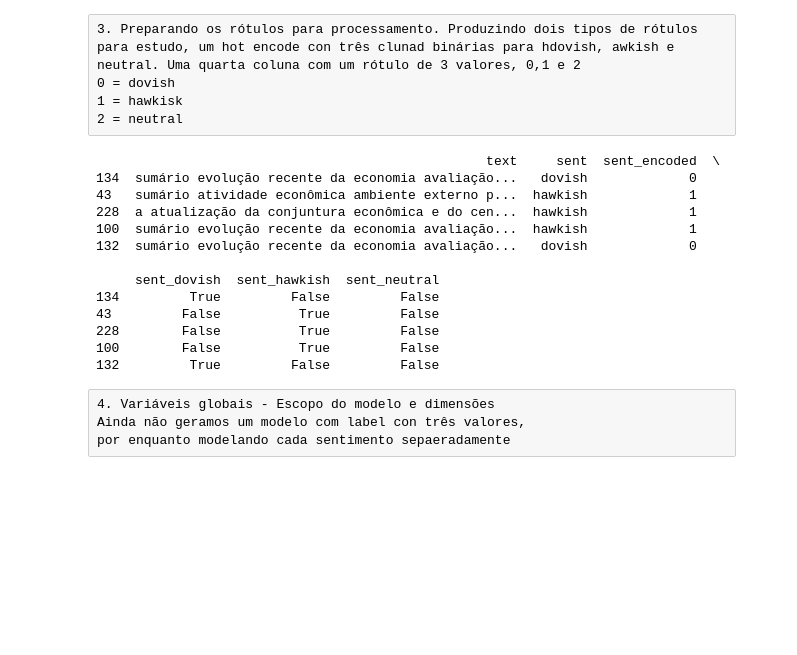
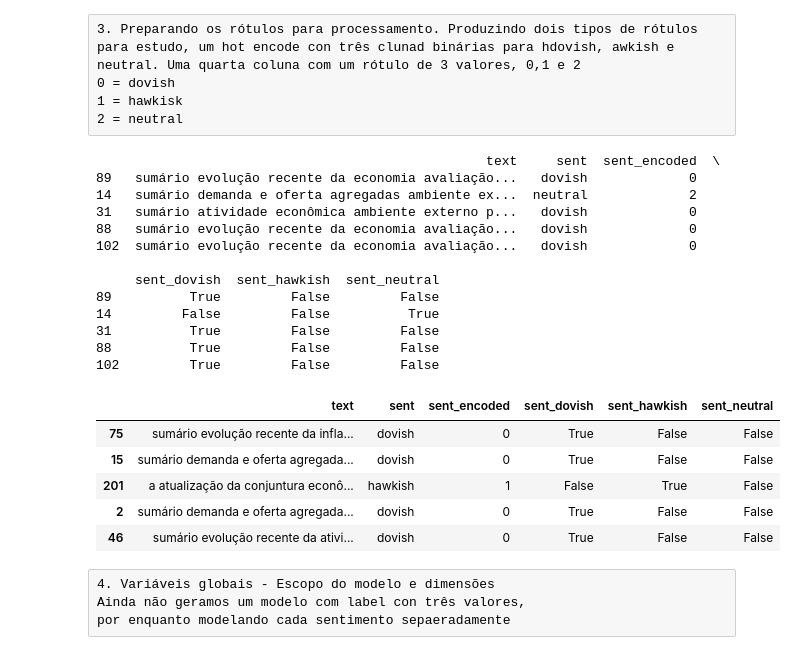
Before and after one commit to guilhermersduarte/Projeto-Aplicado2-Grupo19, a Jupyter notebook: Notebooks/tf_ata_6m_gru_0601.ipynb, the cells around one changed output. Cells and saved outputs as stored; diff of their text form; code cells hidden in the pictures; blank space fills up the shorter version.

```diff
--- a/Notebooks/tf_ata_6m_gru_0601.ipynb
+++ b/Notebooks/tf_ata_6m_gru_0601.ipynb
@@ -72,36 +77,43 @@ Records:  206
 # %%
 from sklearn.preprocessing import LabelEncoder
 #tratamento dos dados para modelo
 training_data = base_data.copy()
 #Encoding do label alfanumérico
 label_encoder = LabelEncoder()
 training_data.loc[:, 'sent_encoded'] = label_encoder.fit_transform(training_data['Sentimento'])
 
 
 # Criando 3 colnuas com hot encoding
 one_hot = pd.get_dummies(training_data['Sentimento'], prefix='sent')
 training_data = pd.concat([training_data, one_hot], axis=1)
 
 # Renomeando colunas
 training_data = training_data.rename(columns={'Texto': 'text'})
 training_data = training_data.rename(columns={'Sentimento': 'sent'})
 
-# Display the result
-print(training_data.sample(5))
+
+print(view_data.sample(5))
+view_data.sample(5)
 # %% [output]
                                                   text     sent  sent_encoded  \
-134  sumário evolução recente da economia avaliação...   dovish             0
-43   sumário atividade econômica ambiente externo p...  hawkish             1
-228  a atualização da conjuntura econômica e do cen...  hawkish             1
-100  sumário evolução recente da economia avaliação...  hawkish             1
-132  sumário evolução recente da economia avaliação...   dovish             0
+89   sumário evolução recente da economia avaliação...   dovish             0
+14   sumário demanda e oferta agregadas ambiente ex...  neutral             2
+31   sumário atividade econômica ambiente externo p...   dovish             0
+88   sumário evolução recente da economia avaliação...   dovish             0
+102  sumário evolução recente da economia avaliação...   dovish             0
 
      sent_dovish  sent_hawkish  sent_neutral
-134         True         False         False
-43         False          True         False
-228        False          True         False
-100        False          True         False
-132         True         False         False
+89          True         False         False
+14         False         False          True
+31          True         False         False
+88          True         False         False
+102         True         False         False
+|  | text | sent | sent_encoded | sent_dovish | sent_hawkish | sent_neutral |
+| 75 | sumário evolução recente da infla... | dovish | 0 | True | False | False |
+| 15 | sumário demanda e oferta agregada... | dovish | 0 | True | False | False |
+| 201 | a atualização da conjuntura econô... | hawkish | 1 | False | True | False |
+| 2 | sumário demanda e oferta agregada... | dovish | 0 | True | False | False |
+| 46 | sumário evolução recente da ativi... | dovish | 0 | True | False | False |
 # %% [raw]
 4. Variáveis globais - Escopo do modelo e dimensões
 Ainda não geramos um modelo com label con três valores,
```
Also changed, not shown: parts of 10 cells of this notebook, 8 other files.
